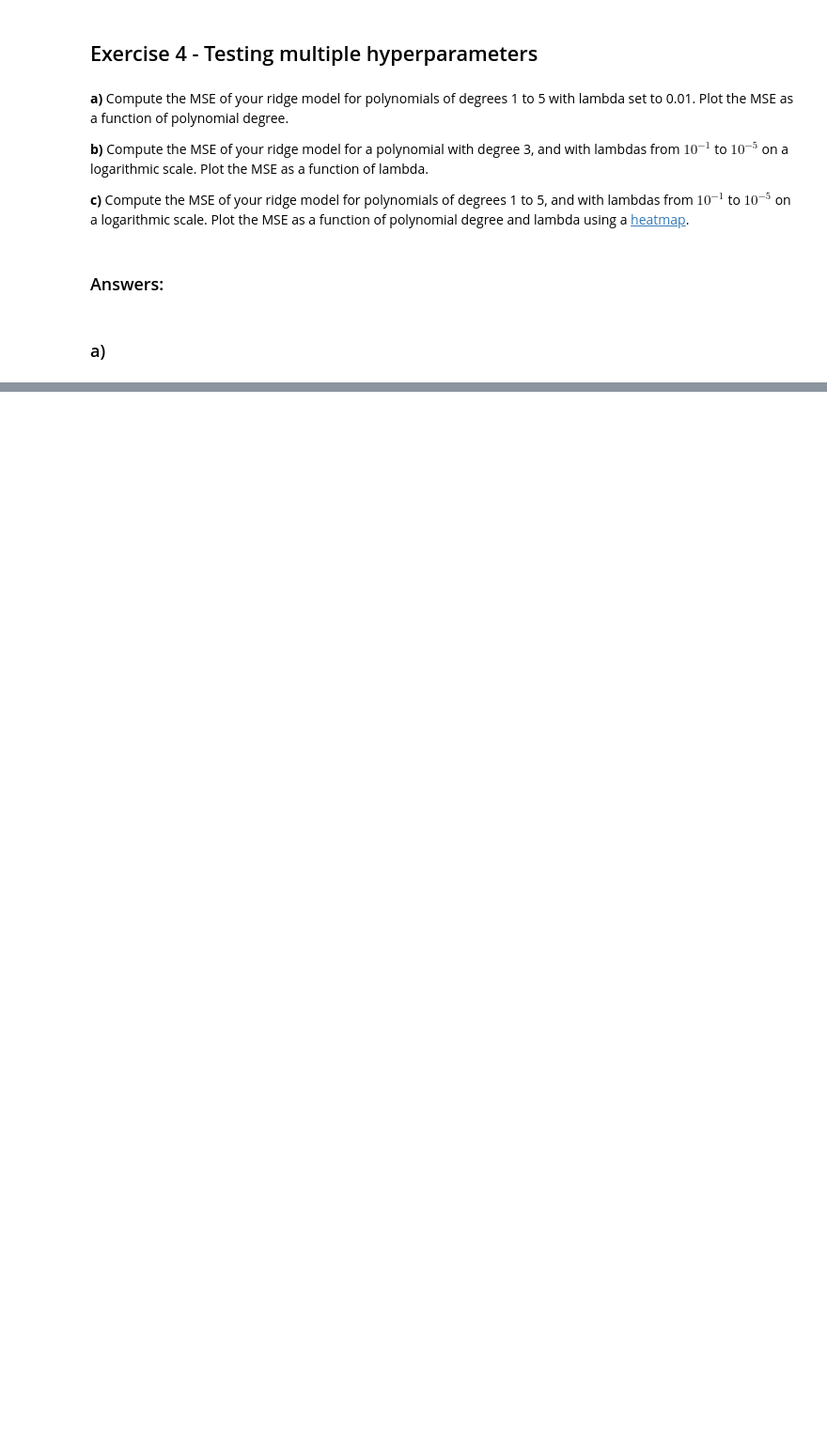
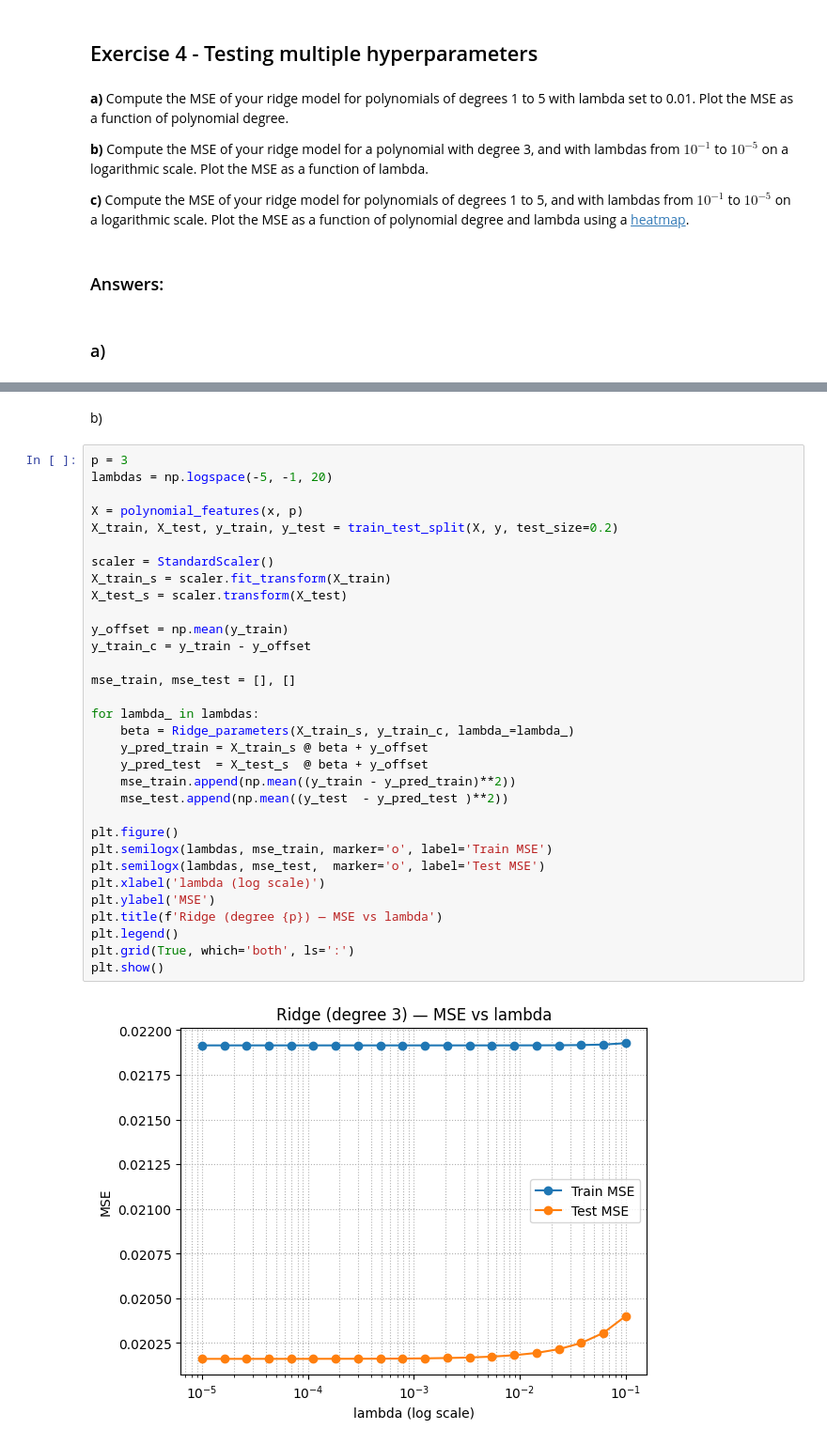
Before and after one commit to Bror1n/FYS-STK3155, a Jupyter notebook: doc/LectureNotes/exercisesweek36.ipynb, the cells around one changed output, grey strips where cells are left out. Shown at 94% size. Saved outputs shown, nothing was run; the diff lists cells and outputs as text; blank space fills up the shorter version.

```diff
--- a/doc/LectureNotes/exercisesweek36.ipynb
+++ b/doc/LectureNotes/exercisesweek36.ipynb
@@ -232,0 +240,36 @@ for pol in range(1,6):
+# %% [markdown]
+b)
+# %%
+p = 3
+lambdas = np.logspace(-5, -1, 20)
+
+X = polynomial_features(x, p)
+X_train, X_test, y_train, y_test = train_test_split(X, y, test_size=0.2)
+
+scaler = StandardScaler()
+X_train_s = scaler.fit_transform(X_train)
+X_test_s = scaler.transform(X_test)
+
+y_offset = np.mean(y_train)
+y_train_c = y_train - y_offset
+
+mse_train, mse_test = [], []
+
+for lambda_ in lambdas:
+    beta = Ridge_parameters(X_train_s, y_train_c, lambda_=lambda_)
+    y_pred_train = X_train_s @ beta + y_offset
+    y_pred_test  = X_test_s  @ beta + y_offset
+    mse_train.append(np.mean((y_train - y_pred_train)**2))
+    mse_test.append(np.mean((y_test  - y_pred_test )**2))
+
+plt.figure()
+plt.semilogx(lambdas, mse_train, marker='o', label='Train MSE')
+plt.semilogx(lambdas, mse_test,  marker='o', label='Test MSE')
+plt.xlabel('lambda (log scale)')
+plt.ylabel('MSE')
+plt.title(f'Ridge (degree {p}) — MSE vs lambda')
+plt.legend()
+plt.grid(True, which='both', ls=':')
+plt.show()
+# %% [output]
+[figure, added]
```
Also changed, not shown: parts of 7 cells of this notebook.
